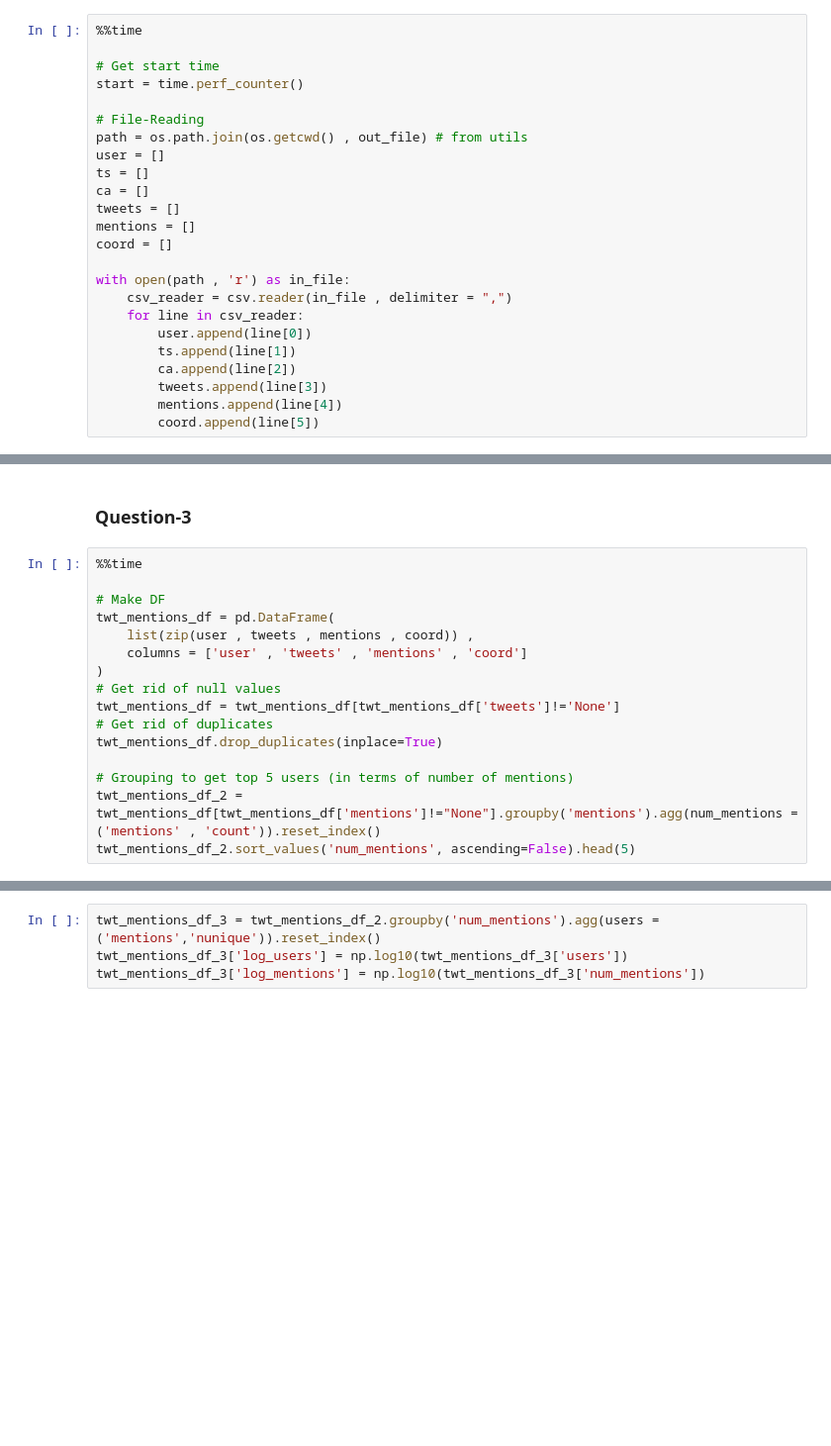
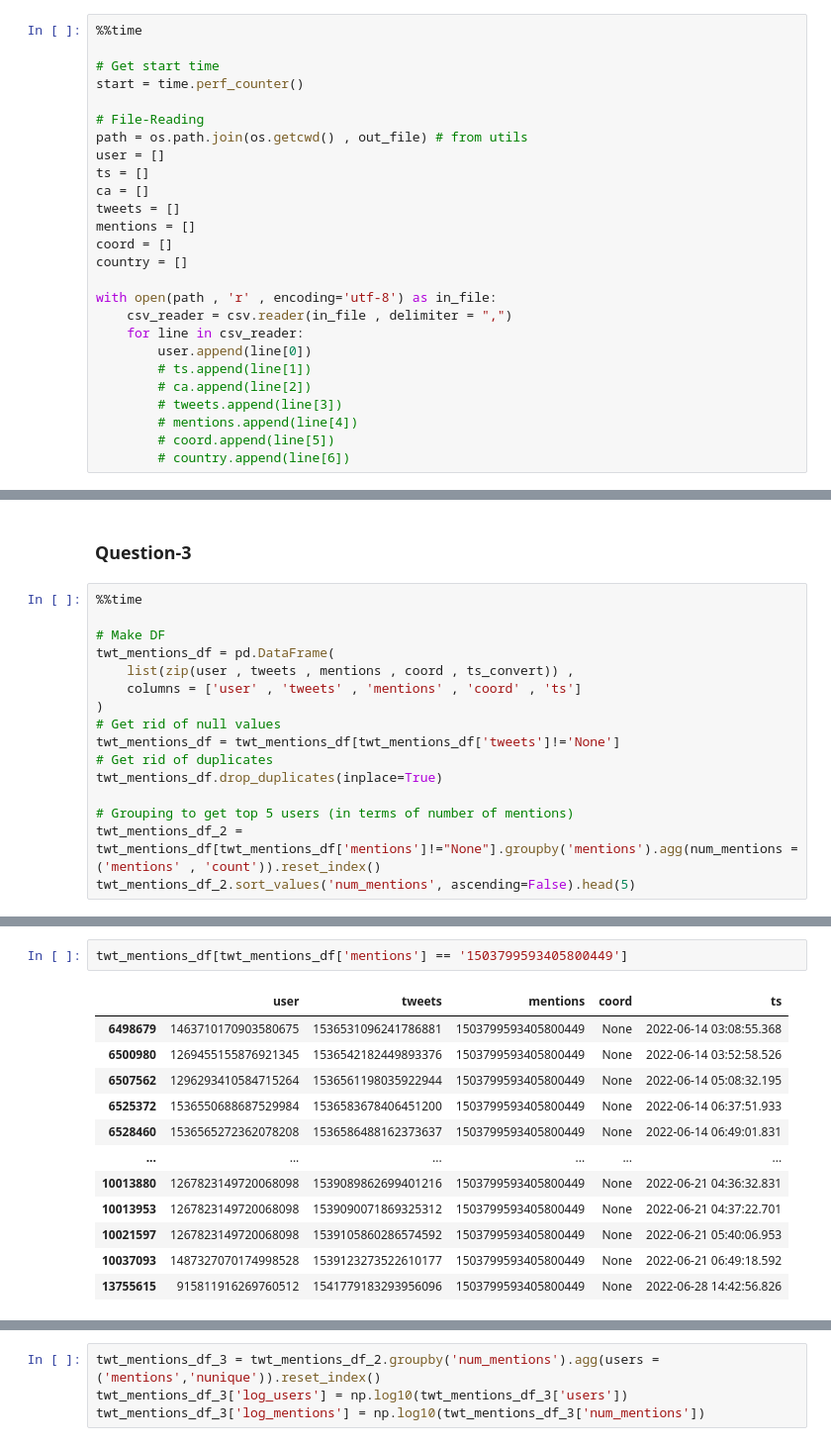
Before and after one commit to katoxiv/X-Notebooks, a Jupyter notebook: Twitter_Coursework/01_Basic_Stats.ipynb, the cells around one changed output, grey strips where cells are left out. Shown at 99% size. Cells and saved outputs as stored; diff of their text form; blank space fills up the shorter version.

```diff
--- a/Twitter_Coursework/01_Basic_Stats.ipynb
+++ b/Twitter_Coursework/01_Basic_Stats.ipynb
@@ -21,13 +21,15 @@ ca = []
 tweets = []
 mentions = []
 coord = []
+country = []
 
-with open(path , 'r') as in_file:
+with open(path , 'r' , encoding='utf-8') as in_file:
     csv_reader = csv.reader(in_file , delimiter = ",")
     for line in csv_reader:
         user.append(line[0])
-        ts.append(line[1])
-        ca.append(line[2])
-        tweets.append(line[3])
-        mentions.append(line[4])
-        coord.append(line[5])
+        # ts.append(line[1])
+        # ca.append(line[2])
+        # tweets.append(line[3])
+        # mentions.append(line[4])
+        # coord.append(line[5])
+        # country.append(line[6])
@@ -475,8 +476,8 @@ No discernable pattern, apart from maybe 1069583615762288642
 
 # Make DF
 twt_mentions_df = pd.DataFrame(
-    list(zip(user , tweets , mentions , coord)) ,
-    columns = ['user' , 'tweets' , 'mentions' , 'coord']
+    list(zip(user , tweets , mentions , coord , ts_convert)) ,
+    columns = ['user' , 'tweets' , 'mentions' , 'coord' , 'ts']
 )
 # Get rid of null values
 twt_mentions_df = twt_mentions_df[twt_mentions_df['tweets']!='None']
@@ -507 +510,16 @@ For e.g.<br/>
 3131144855 - BoJo<br/>
+# %%
+twt_mentions_df[twt_mentions_df['mentions'] == '1503799593405800449']
+# %% [output]
+|  | user | tweets | mentions | coord | ts |
+| 6498679 | 1463710170903580675 | 1536531096241786881 | 1503799593405800449 | None | 2022-06-14 03:08:55.368 |
+| 6500980 | 1269455155876921345 | 1536542182449893376 | 1503799593405800449 | None | 2022-06-14 03:52:58.526 |
+| 6507562 | 1296293410584715264 | 1536561198035922944 | 1503799593405800449 | None | 2022-06-14 05:08:32.195 |
+| 6525372 | 1536550688687529984 | 1536583678406451200 | 1503799593405800449 | None | 2022-06-14 06:37:51.933 |
+| 6528460 | 1536565272362078208 | 1536586488162373637 | 1503799593405800449 | None | 2022-06-14 06:49:01.831 |
+| ... | ... | ... | ... | ... | ... |
+| 10013880 | 1267823149720068098 | 1539089862699401216 | 1503799593405800449 | None | 2022-06-21 04:36:32.831 |
+| 10013953 | 1267823149720068098 | 1539090071869325312 | 1503799593405800449 | None | 2022-06-21 04:37:22.701 |
+| 10021597 | 1267823149720068098 | 1539105860286574592 | 1503799593405800449 | None | 2022-06-21 05:40:06.953 |
+| 10037093 | 1487327070174998528 | 1539123273522610177 | 1503799593405800449 | None | 2022-06-21 06:49:18.592 |
+| 13755615 | 915811916269760512 | 1541779183293956096 | 1503799593405800449 | None | 2022-06-28 14:42:56.826 |
```
Also changed, not shown: parts of 8 cells of this notebook, 3 other files.
